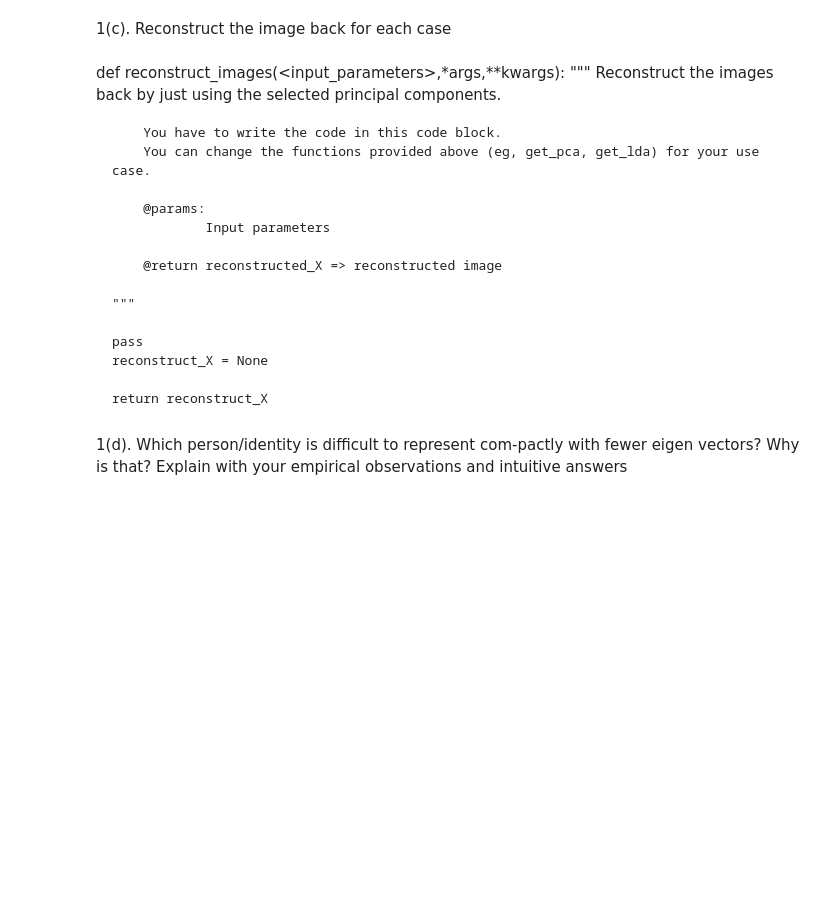
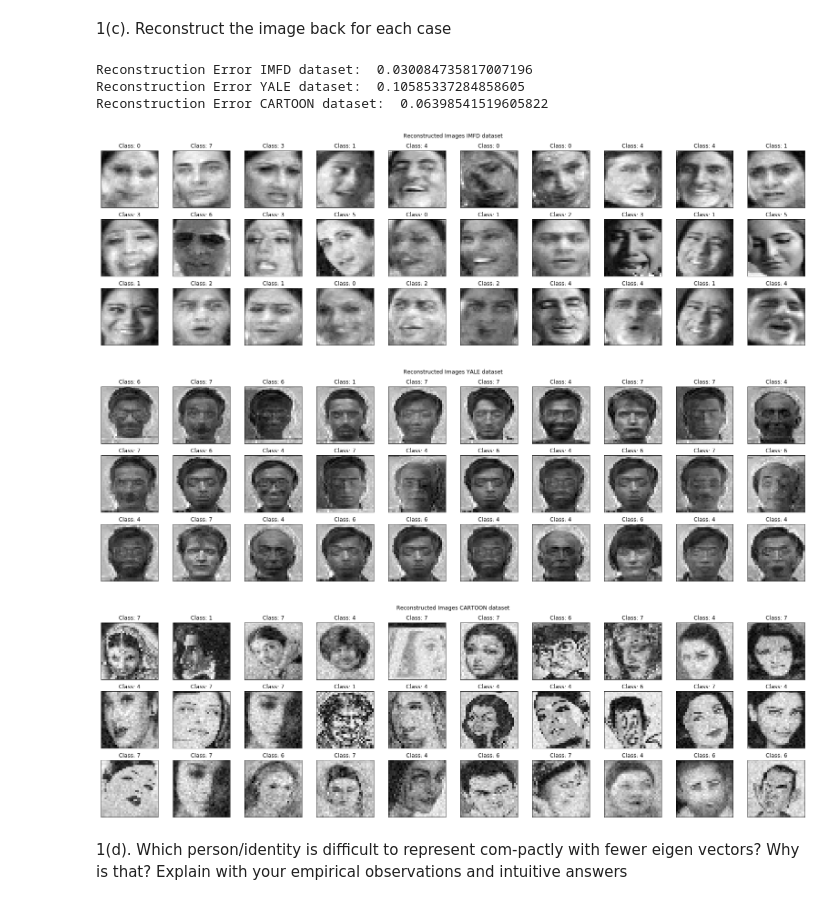
Before and after one commit to niveditarufus/SMAI-Homeworks, a Jupyter notebook: Assignments/2019702002-Copy1.ipynb, the cells around one changed output. Drawn from its saved outputs; the diff is of its cells as text; code cells hidden in the pictures; blank space fills up the shorter version.

```diff
--- a/Assignments/2019702002-Copy1.ipynb
+++ b/Assignments/2019702002-Copy1.ipynb
@@ -418,22 +424,2 @@ plt.show()
 # %% [markdown]
 1(c). Reconstruct  the  image  back for each case
-# %% [markdown]
-def reconstruct_images(<input_parameters>,*args,**kwargs):
-    """
-        Reconstruct the images back by just using the selected principal components.
-
-
-        You have to write the code in this code block.
-        You can change the functions provided above (eg, get_pca, get_lda) for your use case.
-
-        @params:
-                Input parameters
-
-        @return reconstructed_X => reconstructed image
-
-    """
-
-    pass
-    reconstruct_X = None
-
-    return reconstruct_X
@@ -450,3 +426,61 @@ def reconstruct_images(<input_parameters>,*args,**kwargs):
+# %%
+def reconstruct_images(Y, C, M, image_index, h=32, w=32):
+    n_samples, n_features = Y.shape
+    weights = np.dot(Y, C.T)
+    centered_vector=np.dot(weights[image_index, :], C)
+    recovered_image=(M+centered_vector).reshape(h, w)
+    return recovered_image
+
+def plot_portraits(images, titles, name, h=32, w=32, n_row=3, n_col=10):
+    plt.figure(figsize=(2.2 * n_col, 2.2 * n_row))
+    plt.subplots_adjust(bottom=0, left=.01, right=.99, top=.90, hspace=.20)
+    for i in range(n_row * n_col):
+        plt.subplot(n_row, n_col, i + 1)
+        plt.imshow(images[i].reshape((h, w)), cmap=plt.cm.gray)
+        plt.title("Class: "+str(titles[i]))
+        plt.xticks(())
+        plt.yticks(())
+    plt.suptitle("Reconstructed Images "+str(name))
+# %%
+#IMFD
+X_reconstructed=[reconstruct_images(C1, eigen_faces1, np.mean(data1),i) for i in range(len(data1))]
+# Display random images
+ind = np.random.randint(0,y.shape[0],30)
+display_images = [X_reconstructed[i] for i in ind]
+display_labels = [y[i] for i in ind]
+plot_portraits(display_images, display_labels, "IMFD dataset")
+# Show the reconstruction error
+print("Reconstruction Error IMFD dataset: ",np.sqrt(np.mean((X - X_reconstructed)**2)))
+
+
+#YALE
+X_reconstructed=[reconstruct_images(C2, eigen_faces2, np.mean(data2),i) for i in range(len(data2))]
+# Display random images
+ind = np.random.randint(0,y_yale.shape[0],30)
+display_images = [X_reconstructed[i] for i in ind]
+display_labels = [y[i] for i in ind]
+plot_portraits(display_images, display_labels, "YALE dataset")
+# Show the reconstruction error
+print("Reconstruction Error YALE dataset: ",np.sqrt(np.mean((X_yale - X_reconstructed)**2)))
+
+
+#cartoon
+X_reconstructed=[reconstruct_images(C3, eigen_faces3, np.mean(data3),i) for i in range(len(data3))]
+# Display random images
+ind = np.random.randint(0,y_yale.shape[0],30)
+display_images = [X_reconstructed[i] for i in ind]
+display_labels = [y[i] for i in ind]
+plot_portraits(display_images, display_labels, "CARTOON dataset")
+
+# Show the reconstruction error
+print("Reconstruction Error CARTOON dataset: ",np.sqrt(np.mean((X_cfw - X_reconstructed)**2)))
+# %% [output]
+Reconstruction Error IMFD dataset:  0.030084735817007196
+Reconstruction Error YALE dataset:  0.10585337284858605
+Reconstruction Error CARTOON dataset:  0.06398541519605822
+[figure, added]
+[figure, added]
+[figure, added]
 # %% [markdown]
 1(d). Which person/identity is difficult to represent com-pactly with fewer eigen vectors?  Why is that?  Explain with your empirical observations and intuitive answers
 # %%
```
Also changed, not shown: parts of 3 cells of this notebook.
